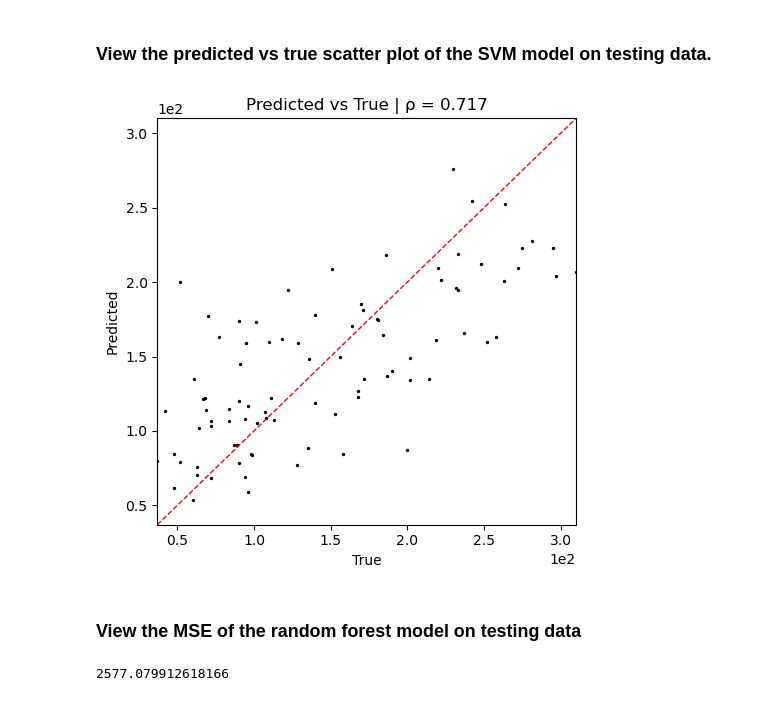
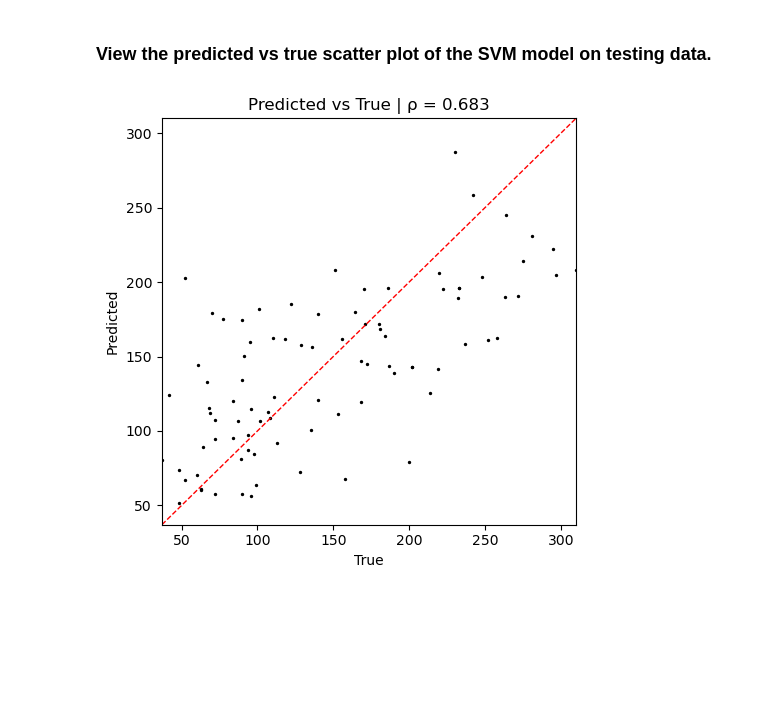
Before and after one commit to ajy25/TabularMagic, a Jupyter notebook: demo/simple_regression_demo.ipynb, the cells around one changed output. Drawn from its saved outputs; the diff is of its cells as text; code cells hidden in the pictures; blank space fills up the shorter version.

Commit message:
linear building

```diff
--- a/demo/simple_regression_demo.ipynb
+++ b/demo/simple_regression_demo.ipynb
@@ -24,7 +22,7 @@ display(df.head())
 # %% [markdown]
 ### Create a TabularMagic object
 # %%
-tm = TabularMagic(df, test_size=0.2, random_state=42)
+tm = TabularMagic(df, test_size=0.2, split_seed=42)
 train_eda = tm.eda()
-train_eda['target'].plot_distribution()
+train_eda['target'].summary_statistics
 # %% [output]
@@ -87,0 +44,10 @@ Notes:
+# %%
+X_vars = ['age', 'sex', 'bmi', 'bp', 's1', 's2', 's3', 's4', 's5', 's6']
+y_var = 'target'
+
+train_report, test_report = tm.lm(
+    X_vars=X_vars,
+    y_var=y_var
+)
+display(train_report.scorer.to_df())
+train_report.plot_residuals_hist()
@@ -93,16 +70,19 @@ models = [
     Linear(regularization_type=None, n_jobs=-1),
     Linear(regularization_type='l1', n_jobs=-1),
     Linear(regularization_type='l2', n_jobs=-1),
-    Tree(n_jobs=-1, random_state=42, inner_random_state=0),
+
+    # You can manually set the inner cross validation details
+    Tree(n_jobs=-1, random_state=42, inner_cv=10, inner_cv_seed=0,
+         verbose=1),
+
     TreeEnsemble(ensemble_type='random_forest', n_jobs=-1, random_state=42),
-    TreeEnsemble(ensemble_type='bagging', n_jobs=-1),
-    TreeEnsemble(ensemble_type='gradient_boosting', n_jobs=-1),
     TreeEnsemble(ensemble_type='xgboost', n_jobs=-1),
 
     # You can manually set the nickname of a model
-    SVM(kernel='rbf', nickname='SupportVectorMachine', n_jobs=-1),
+    SVM(kernel='rbf', nickname='SVM(rbf)', n_jobs=-1),
 
-    # You can specify the hypeparameter search method in an sklearn-like manner.
+    # You can manually specify the hypeparameter search method
+    # in an sklearn-like manner.
     MLP(
         hyperparam_search_method='grid',
         hyperparam_grid_specification={
@@ -119,9 +99,9 @@ models = [
 ### Conduct a benchmarking exercise with the specified models
 # %%
 train_report, test_report = tm.ml_regression_benchmarking(
-    X_vars=feature_selection_report.top_features,
-    y_var='target',
+    X_vars=X_vars,
+    y_var=y_var,
     models=models,
-    outer_cv=5,
+    outer_cv=None,
 )
 # %% [output]
@@ -173,13 +151,7 @@ display(test_report.fit_statistics)
 # %% [markdown]
 ### View the predicted vs true scatter plot of the SVM model on testing data.
 # %%
-fig = test_report['MLP'].plot_pred_vs_true()
+fig = test_report['Linear(l1)'].plot_pred_vs_true()
 fig
 # %% [output]
-[figure, old version]
+[figure, new version]
-# %% [markdown]
-### View the MSE of the random forest model on testing data
-# %%
-print(test_report['MLP'].scorer['mse'])
-# %% [output]
-2577.079912618166
```
Also changed, not shown: parts of 14 cells of this notebook, 20 other files.
